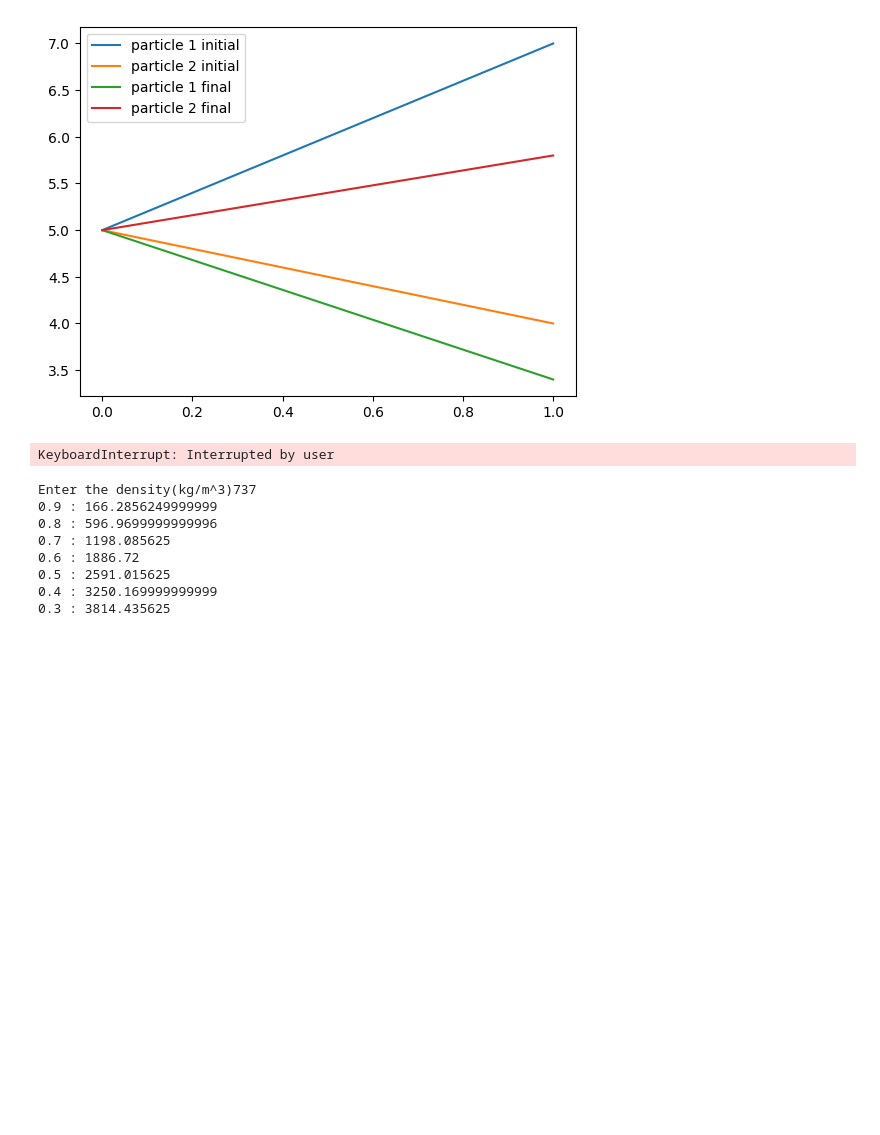
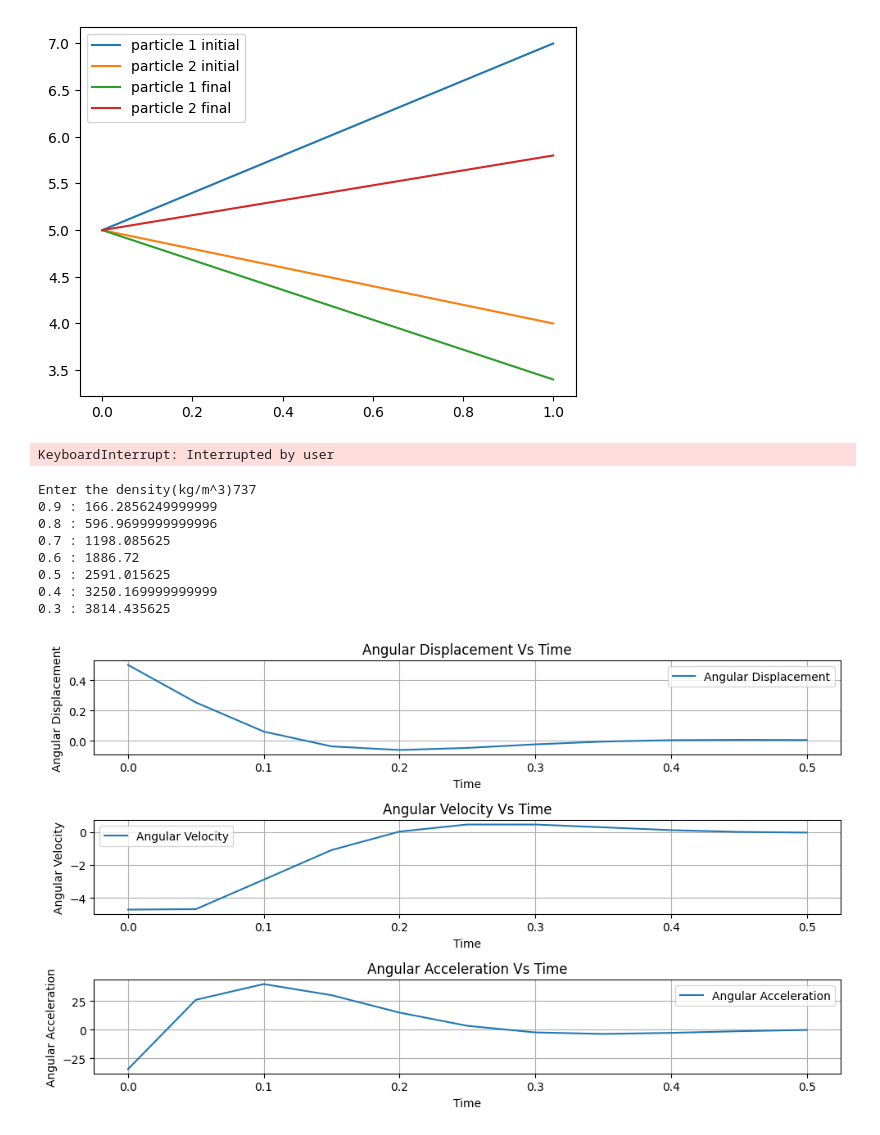
Before and after one commit to dheeman25/collab, a Jupyter notebook: chapter_appendix-tools-for-deep-learning/jupyter.ipynb, the cells around one changed output. Drawn from its saved outputs; the diff is of its cells as text; code cells hidden in the pictures; blank space fills up the shorter version.

```diff
--- a/chapter_appendix-tools-for-deep-learning/jupyter.ipynb
+++ b/chapter_appendix-tools-for-deep-learning/jupyter.ipynb
@@ -670,3 +670,55 @@ Enter the density(kg/m^3)737
 0.5 : 2591.015625
 0.4 : 3250.169999999999
 0.3 : 3814.435625
+# %%
+#Challenging Task
+import numpy as np
+import matplotlib.pyplot as plt
+def calculate_motion(e,t):
+
+  theta = 0.5 * (e**((-3)*3.14*t)) * np.cos(4*3.14*t)
+  omega = (-1.5 * 3.14 * (e**((-3)*3.14*t)) * np.cos(4*3.14*t)) - (2 * (e**((-3)*3.14*t)) * np.sin(4*3.14*t) * 3.14)
+  alpha = (-3.5 * (3.14**2) *(e**((-3)*3.14*t)) * np.cos(4*3.14*t)) + (12 * (3.14**2) * (e**((-3)*3.14*t)) * np.sin(4*3.14*t))
+  return theta , omega , alpha
+
+
+def visualize_motion(e,t):
+  ang_c , vel_c , acc_c = calculate_motion(e,t)
+
+  plt.figure(figsize=(10,6))
+
+  plt.subplot(3,1,1)
+  plt.plot(t,ang_c, label='Angular Displacement')
+  plt.title("Angular Displacement Vs Time")
+  plt.xlabel("Time")
+  plt.ylabel("Angular Displacement")
+  plt.grid(True)
+  plt.tight_layout()
+  plt.legend()
+
+
+  plt.subplot(3,1,2)
+  plt.plot(t,vel_c, label='Angular Velocity')
+  plt.title("Angular Velocity Vs Time")
+  plt.xlabel("Time")
+  plt.ylabel("Angular Velocity")
+  plt.grid(True)
+  plt.tight_layout()
+  plt.legend()
+
+
+  plt.subplot(3,1,3)
+  plt.plot(t,acc_c, label='Angular Acceleration')
+  plt.title("Angular Acceleration Vs Time")
+  plt.xlabel("Time")
+  plt.ylabel("Angular Acceleration")
+  plt.grid(True)
+  plt.tight_layout()
+  plt.legend()
+  plt.show()
+
+e = 2.718
+t = np.arange(0, 0.55, 0.05)
+visualize_motion(e,t)
+# %% [output]
+[figure, added]
```
